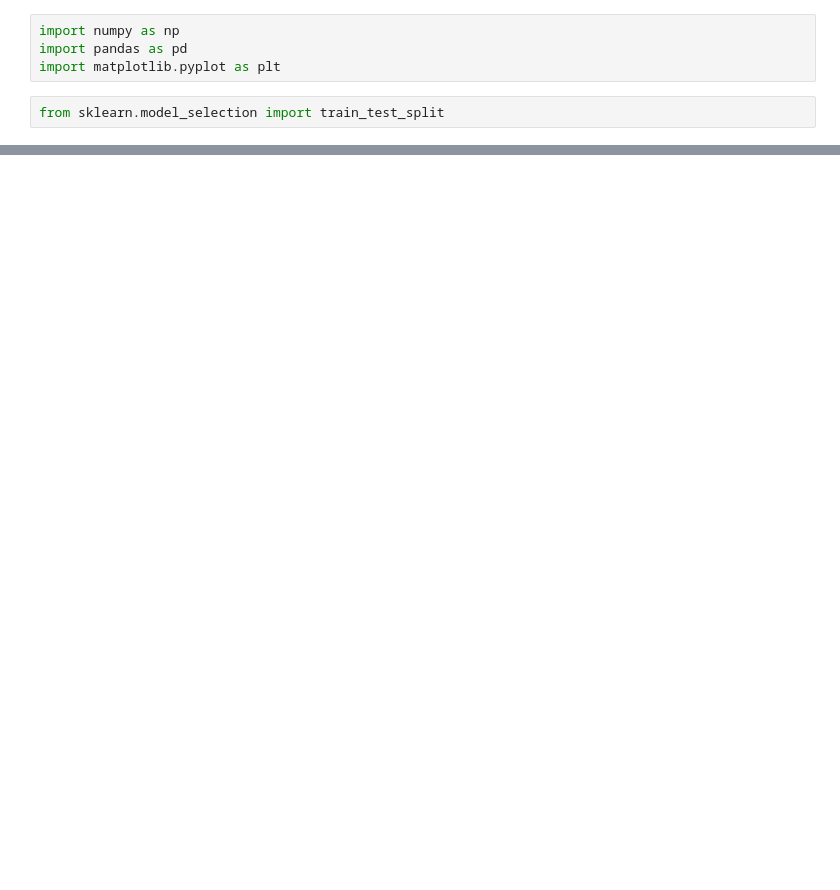
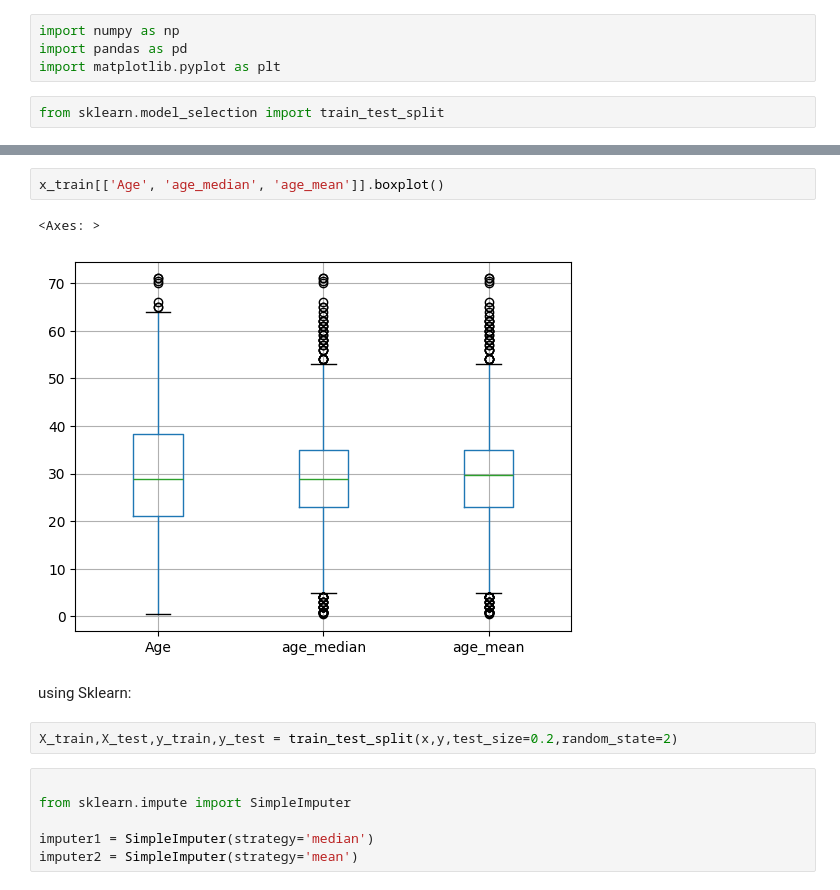
Before and after one commit to Mohotasir/my_ML_Journey, a Jupyter notebook: 100days_ML/Feature_Engineering/Missing_Data_handling/missing-data.ipynb, the cells around one changed output, grey strips where cells are left out. Cells and saved outputs as stored; diff of their text form; blank space fills up the shorter version.

```diff
--- a/100days_ML/Feature_Engineering/Missing_Data_handling/missing-data.ipynb
+++ b/100days_ML/Feature_Engineering/Missing_Data_handling/missing-data.ipynb
@@ -6,0 +79,15 @@ from sklearn.model_selection import train_test_split
+# %%
+x_train[['Age', 'age_median', 'age_mean']].boxplot()
+# %% [output]
+<Axes: >
+[figure, added]
+# %% [markdown]
+using Sklearn:
+# %%
+X_train,X_test,y_train,y_test = train_test_split(x,y,test_size=0.2,random_state=2)
+# %%
+
+from sklearn.impute import SimpleImputer
+
+imputer1 = SimpleImputer(strategy='median')
+imputer2 = SimpleImputer(strategy='mean')
```
Also changed, not shown: parts of 14 cells of this notebook.
